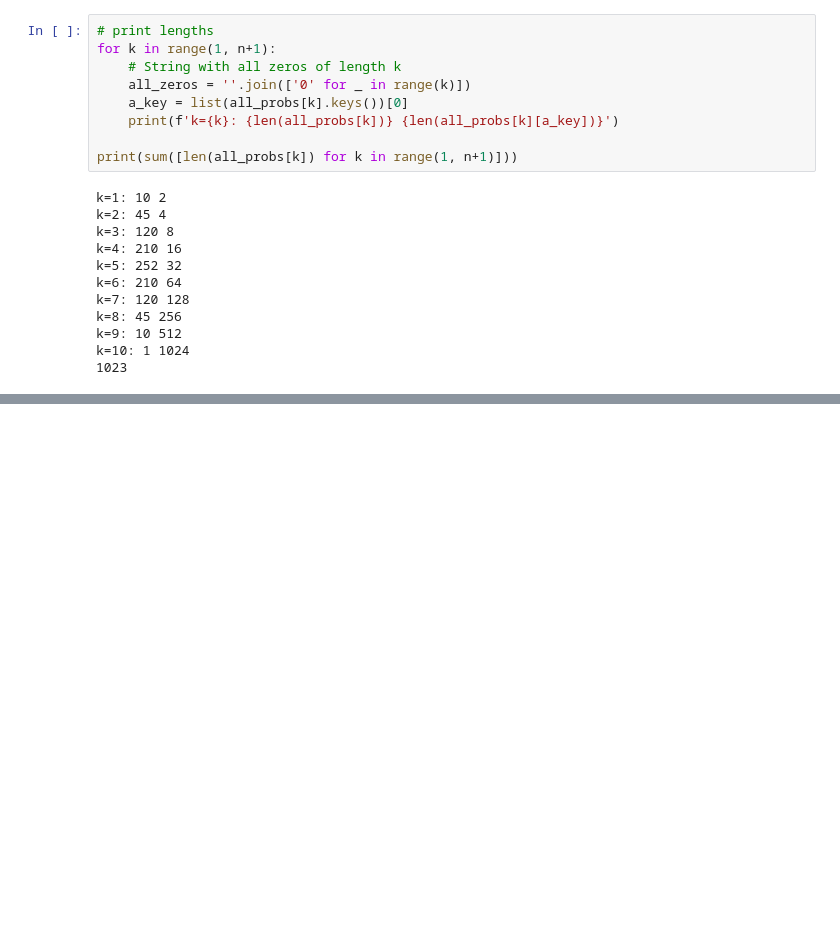
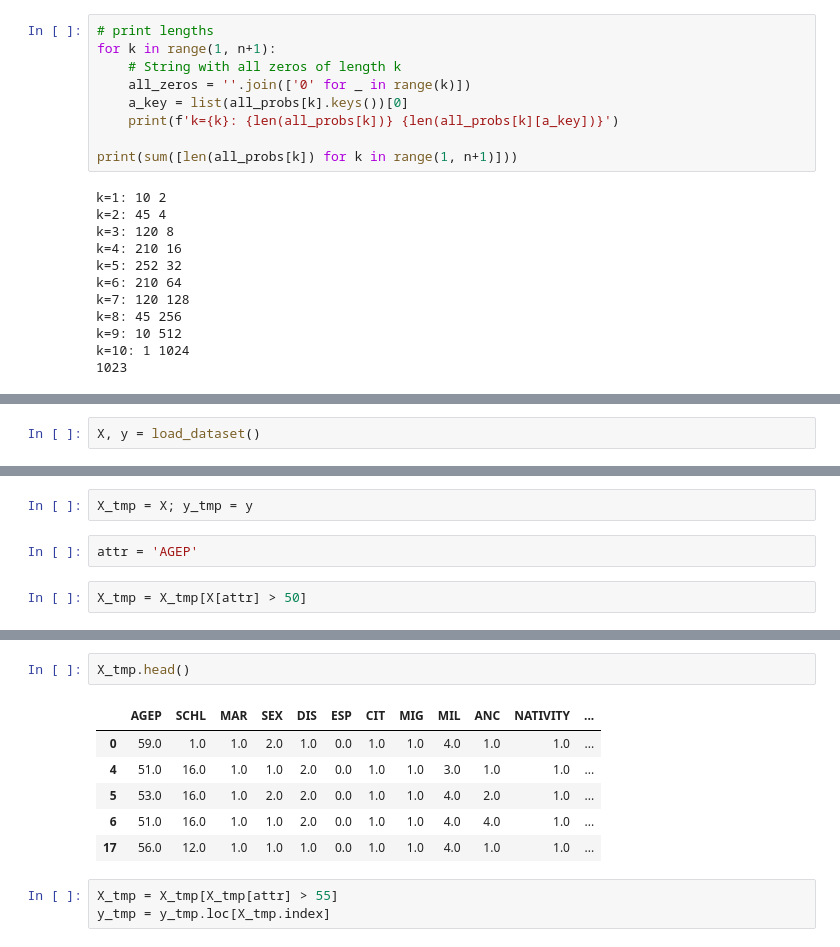
Before and after one commit to sacs-epfl/fairness-audits-with-collaboration, a Jupyter notebook: folk_draft.ipynb, the cells around one changed output, grey strips where cells are left out. Saved outputs shown, nothing was run; the diff lists cells and outputs as text; blank space fills up the shorter version.

```diff
--- a/folk_draft.ipynb
+++ b/folk_draft.ipynb
@@ -287,0 +320,2 @@ dict_keys(['0', '1'])
+# %%
+X, y = load_dataset()
@@ -287,0 +386,6 @@ dict_keys(['0', '1'])
+# %%
+X_tmp = X; y_tmp = y
+# %%
+attr = 'AGEP'
+# %%
+X_tmp = X_tmp[X[attr] > 50]
@@ -287,0 +403,12 @@ dict_keys(['0', '1'])
+# %%
+X_tmp.head()
+# %% [output]
+|  | AGEP | SCHL | MAR | SEX | DIS | ESP | CIT | MIG | MIL | ANC | NATIVITY | ... |
+| 0 | 59.0 | 1.0 | 1.0 | 2.0 | 1.0 | 0.0 | 1.0 | 1.0 | 4.0 | 1.0 | 1.0 | ... |
+| 4 | 51.0 | 16.0 | 1.0 | 1.0 | 2.0 | 0.0 | 1.0 | 1.0 | 3.0 | 1.0 | 1.0 | ... |
+| 5 | 53.0 | 16.0 | 1.0 | 2.0 | 2.0 | 0.0 | 1.0 | 1.0 | 4.0 | 2.0 | 1.0 | ... |
+| 6 | 51.0 | 16.0 | 1.0 | 1.0 | 2.0 | 0.0 | 1.0 | 1.0 | 4.0 | 4.0 | 1.0 | ... |
+| 17 | 56.0 | 12.0 | 1.0 | 1.0 | 1.0 | 0.0 | 1.0 | 1.0 | 4.0 | 1.0 | 1.0 | ... |
+# %%
+X_tmp = X_tmp[X_tmp[attr] > 55]
+y_tmp = y_tmp.loc[X_tmp.index]
```
Also changed, not shown: parts of 20 cells of this notebook, 3 other files.
